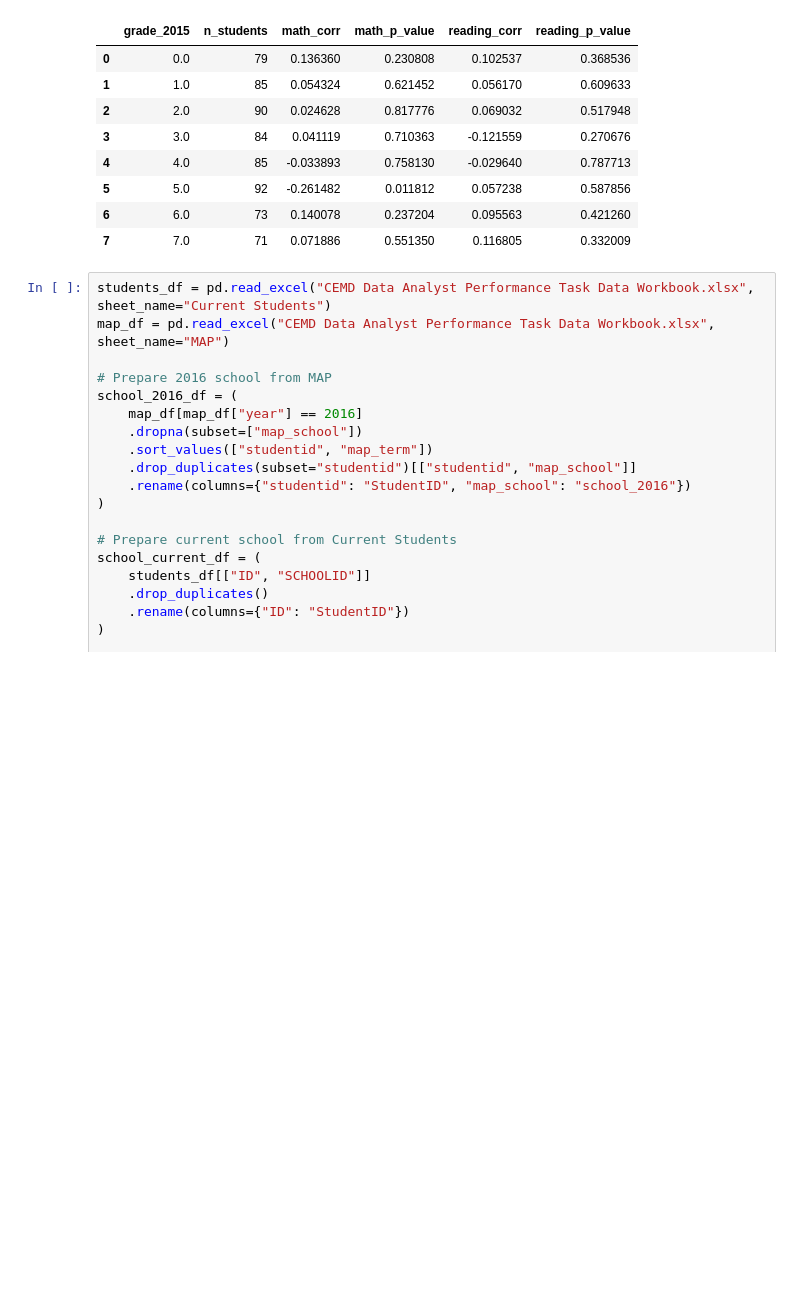
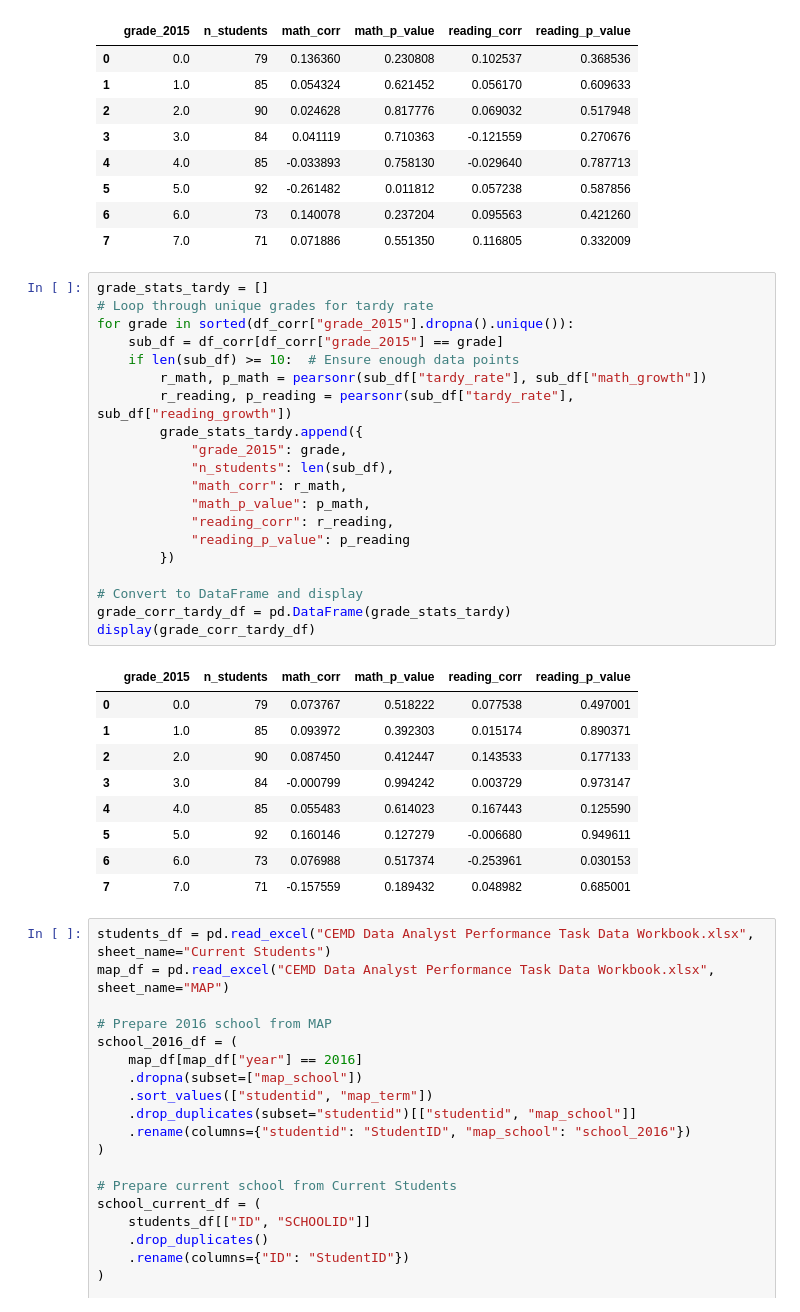
Before and after one commit to aerler101-1/CEMD, a Jupyter notebook: CEMD.ipynb, the cells around one changed output. Saved outputs shown, nothing was run; the diff lists cells and outputs as text; blank space fills up the shorter version.

```diff
--- a/CEMD.ipynb
+++ b/CEMD.ipynb
@@ -860,6 +857,36 @@ display(grade_corr_df)
 | 5 | 5.0 | 92 | -0.261482 | 0.011812 | 0.057238 | 0.587856 |
 | 6 | 6.0 | 73 | 0.140078 | 0.237204 | 0.095563 | 0.421260 |
 | 7 | 7.0 | 71 | 0.071886 | 0.551350 | 0.116805 | 0.332009 |
+# %%
+grade_stats_tardy = []
+# Loop through unique grades for tardy rate
+for grade in sorted(df_corr["grade_2015"].dropna().unique()):
+    sub_df = df_corr[df_corr["grade_2015"] == grade]
+    if len(sub_df) >= 10:  # Ensure enough data points
+        r_math, p_math = pearsonr(sub_df["tardy_rate"], sub_df["math_growth"])
+        r_reading, p_reading = pearsonr(sub_df["tardy_rate"], sub_df["reading_growth"])
+        grade_stats_tardy.append({
+            "grade_2015": grade,
+            "n_students": len(sub_df),
+            "math_corr": r_math,
+            "math_p_value": p_math,
+            "reading_corr": r_reading,
+            "reading_p_value": p_reading
+        })
+
+# Convert to DataFrame and display
+grade_corr_tardy_df = pd.DataFrame(grade_stats_tardy)
+display(grade_corr_tardy_df)
+# %% [output]
+|  | grade_2015 | n_students | math_corr | math_p_value | reading_corr | reading_p_value |
+| 0 | 0.0 | 79 | 0.073767 | 0.518222 | 0.077538 | 0.497001 |
+| 1 | 1.0 | 85 | 0.093972 | 0.392303 | 0.015174 | 0.890371 |
+| 2 | 2.0 | 90 | 0.087450 | 0.412447 | 0.143533 | 0.177133 |
+| 3 | 3.0 | 84 | -0.000799 | 0.994242 | 0.003729 | 0.973147 |
+| 4 | 4.0 | 85 | 0.055483 | 0.614023 | 0.167443 | 0.125590 |
+| 5 | 5.0 | 92 | 0.160146 | 0.127279 | -0.006680 | 0.949611 |
+| 6 | 6.0 | 73 | 0.076988 | 0.517374 | -0.253961 | 0.030153 |
+| 7 | 7.0 | 71 | -0.157559 | 0.189432 | 0.048982 | 0.685001 |
 # %%
 students_df = pd.read_excel("CEMD Data Analyst Performance Task Data Workbook.xlsx", sheet_name="Current Students")
 map_df = pd.read_excel("CEMD Data Analyst Performance Task Data Workbook.xlsx", sheet_name="MAP")
```
Also changed, not shown: parts of 2 cells of this notebook, 2 other files.
